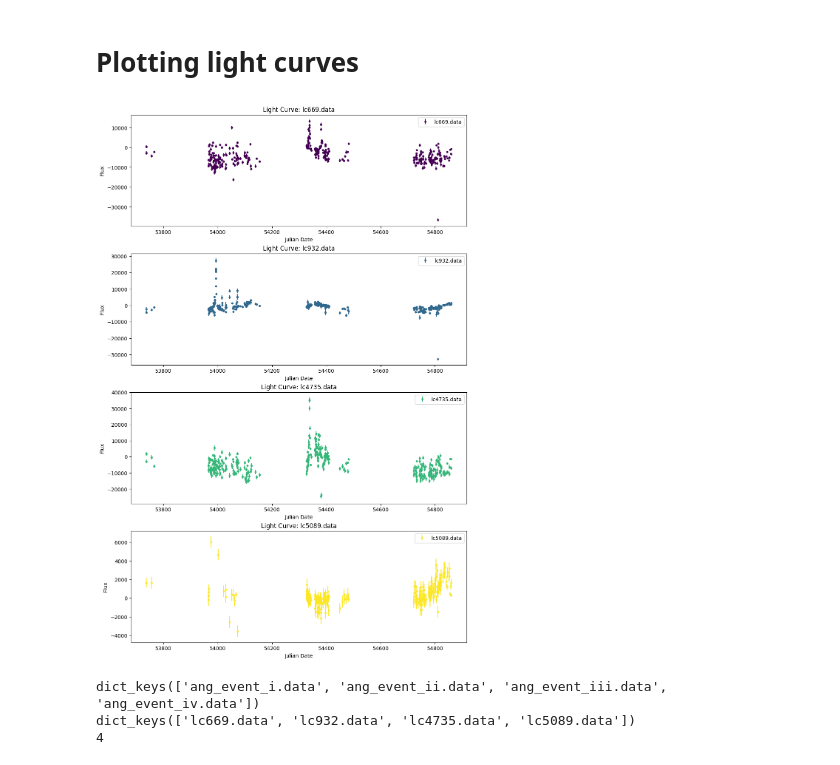
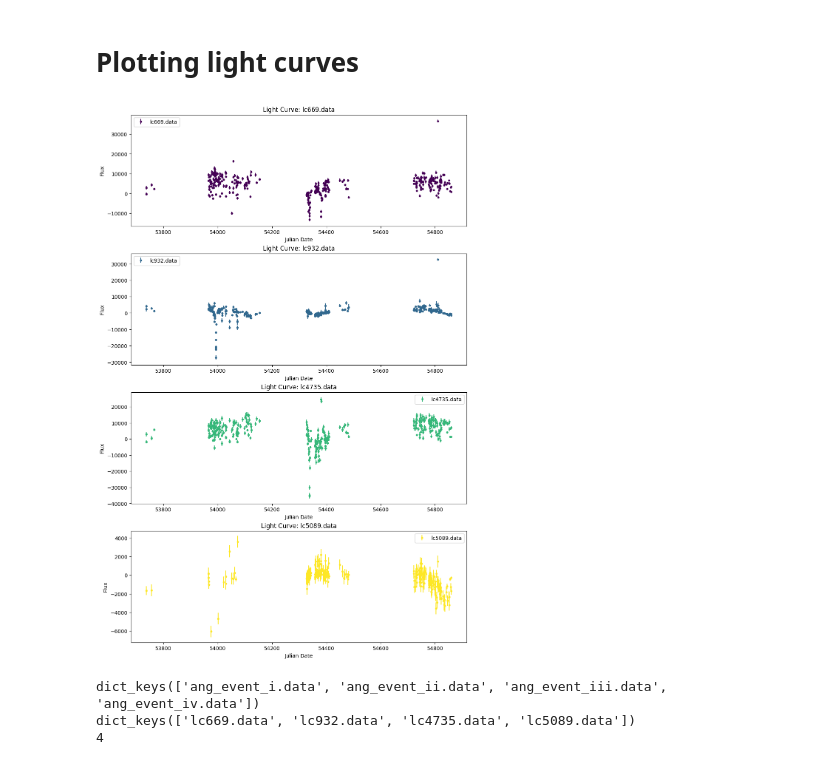
Before and after one commit to damianfrench/Physics-3rd-year-DIA-Lab, a Jupyter notebook: light_curves_scripts.ipynb, the cells around one changed output. Cells and saved outputs as stored; diff of their text form; code cells hidden in the pictures.

```diff
--- a/light_curves_scripts.ipynb
+++ b/light_curves_scripts.ipynb
@@ -3,34 +3,34 @@
 # %%
 import pandas as pd
 import numpy as np
 import matplotlib.pyplot as plt
 import glob
 import os
 def getting_light_curves(path="light_curves/object_light_curves_old/"):
     files = glob.glob(path+"*.data")
     dfs = {os.path.basename(f): pd.read_csv(f, delim_whitespace=True, header=None).drop(columns=[3,4,5]).rename(columns={0:'Julian_Date',1:'Flux',2:'Error'}).loc[lambda df: df['Error'].notna()] for f in files}
 
     return dfs
 
-def plotting_light_curves(ax,df,name,color):
-    ax.errorbar(df['Julian_Date'], -df['Flux'], yerr=df['Error'], fmt='.',color=color, label=name)
+def plotting_light_curves(ax,df,name,color,error_multiplier=1):
+    ax.errorbar(df['Julian_Date'], df['Flux'], yerr=error_multiplier*df['Error'], fmt='.',color=color, label=name)
     ax.set_title(f'Light Curve: {name}')
     ax.set_xlabel('Julian Date')
     ax.set_ylabel('Flux')
     ax.legend()
 
 
 dfs=getting_light_curves()
 keys=['lc4735.data', 'lc5089.data', 'lc669.data', 'lc932.data']
 sorted_keys = sorted(keys, key=lambda x: int(x[2:-5]))
 dfs = {k: dfs[k] for k in sorted_keys}
 fig,ax=plt.subplots(4,figsize=(10,15),layout='constrained')
 colors_viridis=plt.cm.viridis(np.linspace(0,1,len(ax)))
 
 for i,(name,df) in enumerate(dfs.items()):
     plotting_light_curves(ax[i],df,name,color=colors_viridis[i])
 # %% [output]
-[figure, old version]
+[figure, new version]
 # %%
 dfs=getting_light_curves()
 dfs_reference=getting_light_curves("reference_light_curves/")
```
Also changed, not shown: parts of 6 cells of this notebook.
